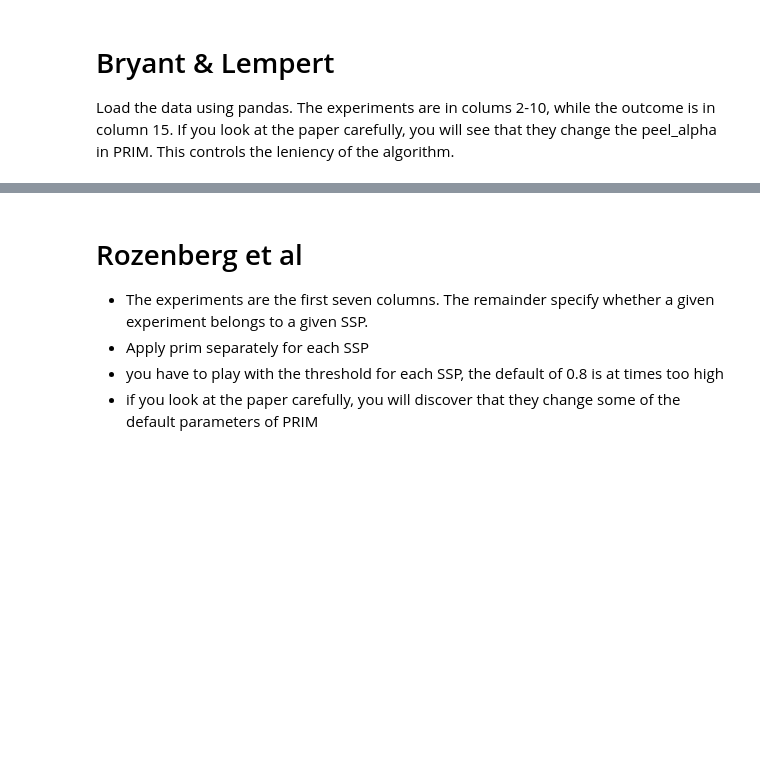
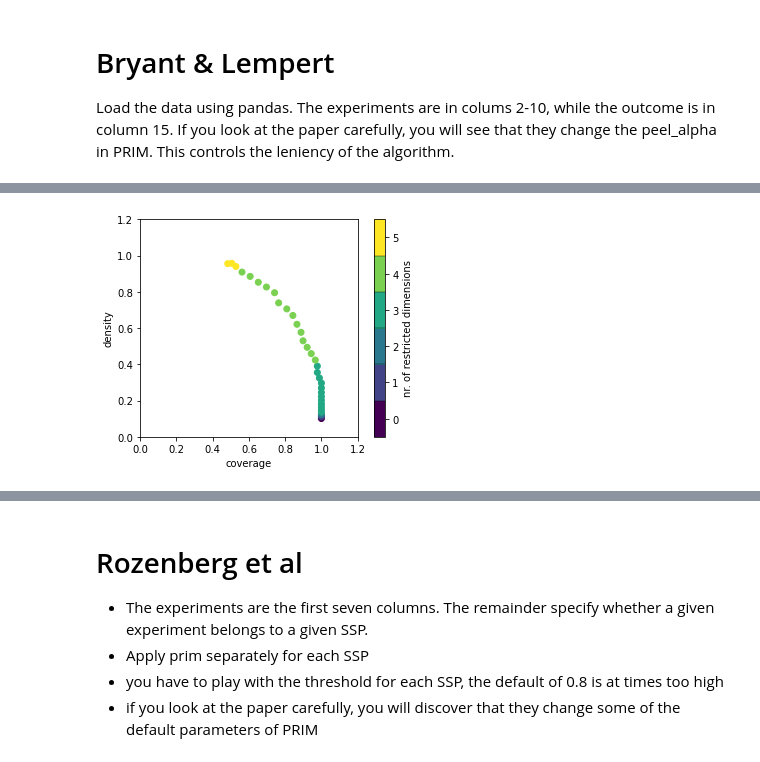
Before and after one commit to Lischip/FabiosDecisions, a Jupyter notebook: epa1361/Week 3-4 - vulnerability analysis/assignment 4 - scenario discovery.ipynb, the cells around one changed output, grey strips where cells are left out. Saved outputs shown, nothing was run; the diff lists cells and outputs as text; code cells hidden in the pictures; blank space fills up the shorter version.

```diff
--- a/epa1361/Week 3-4 - vulnerability analysis/assignment 4 - scenario discovery.ipynb
+++ b/epa1361/Week 3-4 - vulnerability analysis/assignment 4 - scenario discovery.ipynb
@@ -8,3 +8,10 @@ An additional useful, if dated, resource for Bryant et al is https://waterprogra
 # Bryant & Lempert
 
 Load the data using pandas. The experiments are in colums 2-10, while the outcome is in column 15. If you look at the paper carefully, you will see that they change the peel_alpha in PRIM. This controls the leniency of the algorithm.
+# %%
+import pandas as pd
+from ema_workbench.analysis import prim
+
+data = pd.read_csv('data/Bryant et al 2010.csv')
+
+data
@@ -10,0 +32,20 @@ Load the data using pandas. The experiments are in colums 2-10, while the outcom
+# %%
+# 9 uncertainties = columns 2-10
+x = data.iloc[:, 2:11]
+
+# results =  column 15
+y = data.iloc[:, 15]
+
+# 79% coverage and 73% density
+# Threshold is defined in terms of density
+# what is the alpha? Can't find it on the stupid paper. Used 0.09 because that is the one that gives me 31 points as in the paper but where the hell would I find that?
+
+prim_alg = prim.Prim(x, y, threshold=0.73, peel_alpha=0.09)
+box1 = prim_alg.find_box()
+# %%
+import matplotlib.pyplot as plt
+
+box1.show_tradeoff()
+plt.show()
+# %% [output]
+[figure, added]
```
Also changed, not shown: parts of 3 cells of this notebook.
